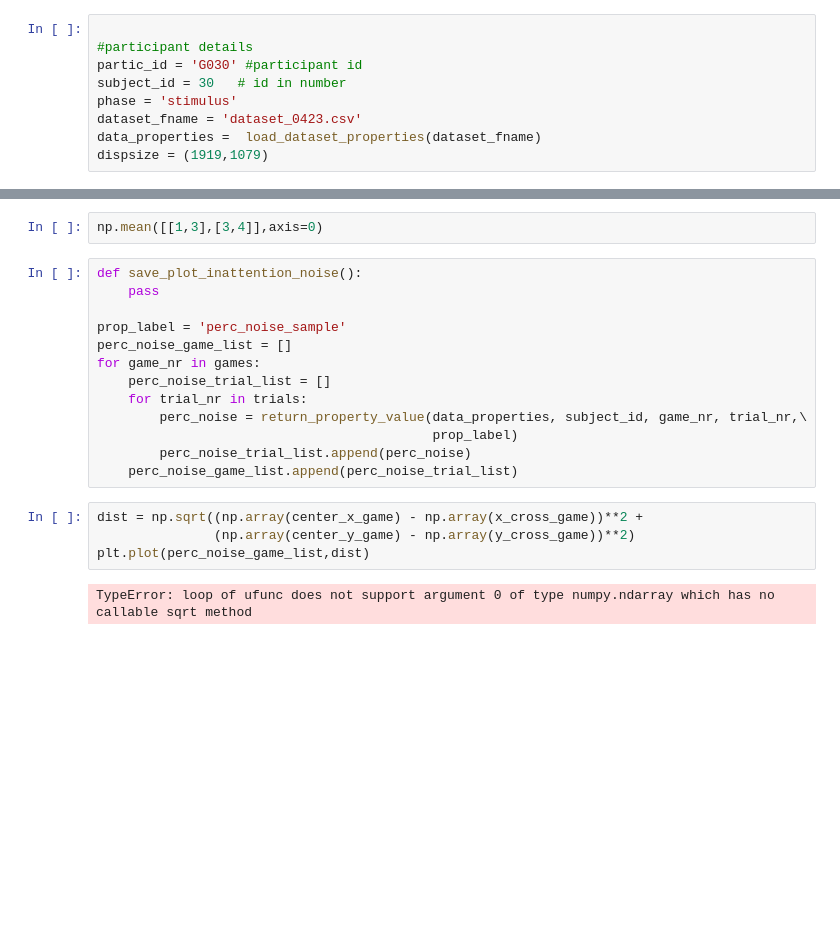
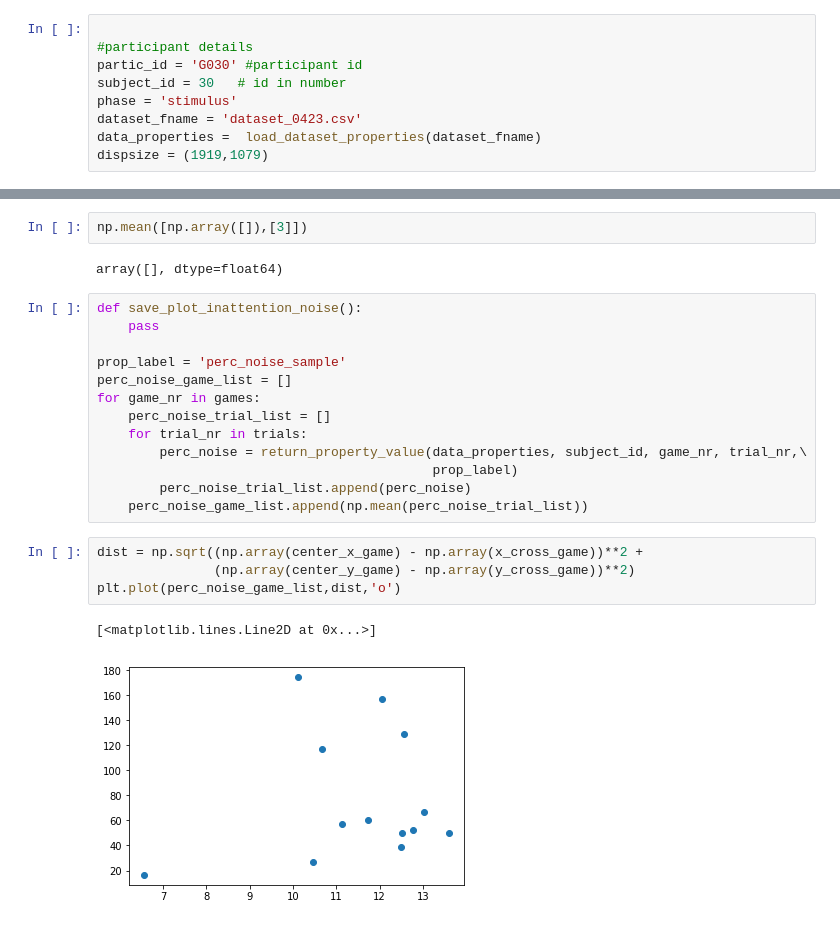
Before and after one commit to adithr/Eye-Tracking-Neural-Sys, a Jupyter notebook: Test Notebook.ipynb, the cells around one changed output, grey strips where cells are left out. Drawn from its saved outputs; the diff is of its cells as text; blank space fills up the shorter version.

```diff
--- a/Test Notebook.ipynb
+++ b/Test Notebook.ipynb
@@ -180,5 +161,7 @@ for game_nr in games:
 # %%
-np.mean([[1,3],[3,4]],axis=0)
+np.mean([np.array([]),[3]])
+# %% [output]
+array([], dtype=float64)
 # %%
 def save_plot_inattention_noise():
     pass
@@ -191,13 +174,14 @@ for game_nr in games:
         perc_noise = return_property_value(data_properties, subject_id, game_nr, trial_nr,\
                                            prop_label)
         perc_noise_trial_list.append(perc_noise)
-    perc_noise_game_list.append(perc_noise_trial_list)
+    perc_noise_game_list.append(np.mean(perc_noise_trial_list))
 # %%
 dist = np.sqrt((np.array(center_x_game) - np.array(x_cross_game))**2 +
                (np.array(center_y_game) - np.array(y_cross_game))**2)
-plt.plot(perc_noise_game_list,dist)
+plt.plot(perc_noise_game_list,dist,'o')
 # %% [output]
-TypeError: loop of ufunc does not support argument 0 of type numpy.ndarray which has no callable sqrt method
+[<matplotlib.lines.Line2D at 0x...>]
+[figure, added]
 # %%
 center_x_game
 # %% [output]
```
Also changed, not shown: parts of 2 cells of this notebook, 2 other files.
